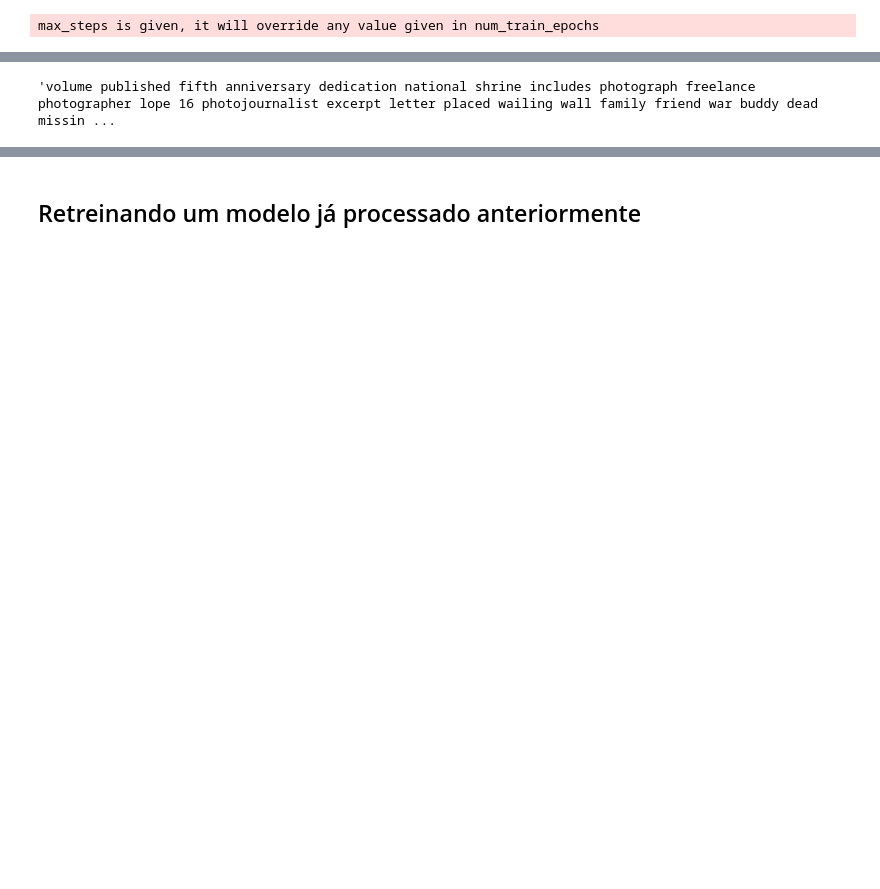
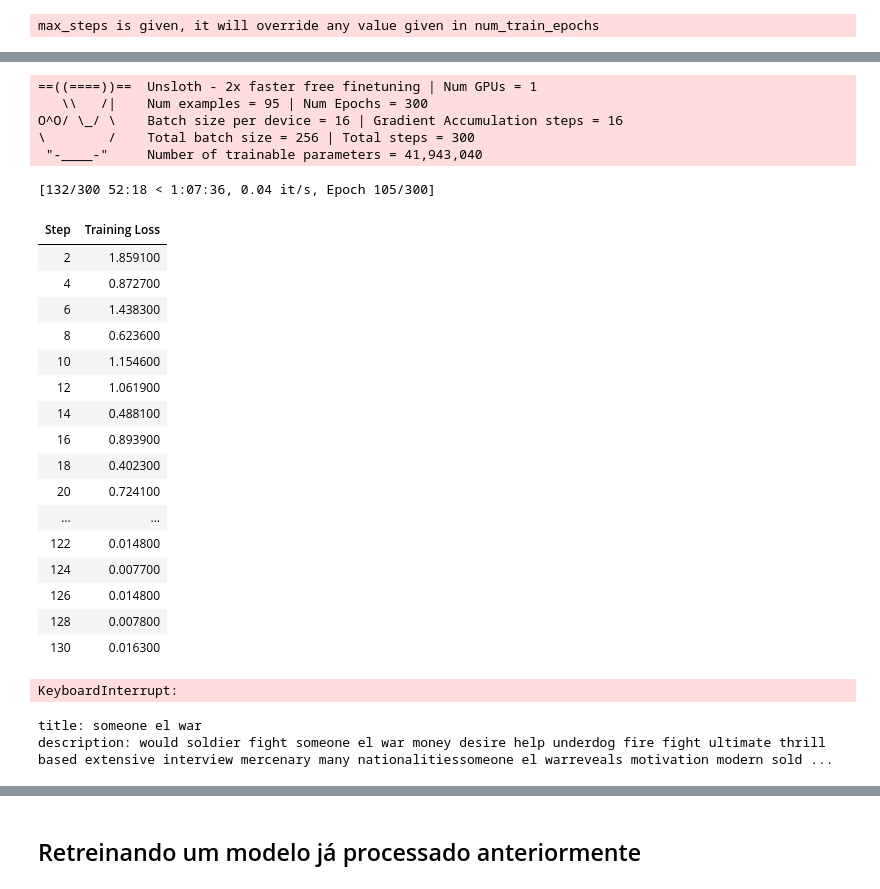
Before and after one commit to rornellas/tech-challenge-3-ia4devs, a Jupyter notebook: fine_tunning_tech_challenge_fase_3.ipynb, the cells around one changed output, grey strips where cells are left out. Drawn from its saved outputs; the diff is of its cells as text; code cells hidden in the pictures; blank space fills up the shorter version.

```diff
--- a/fine_tunning_tech_challenge_fase_3.ipynb
+++ b/fine_tunning_tech_challenge_fase_3.ipynb
@@ -253,2 +250,16 @@ model = FastLanguageModel.get_peft_model(
+# %%
+def runGPT(modelToRun, input):
+  FastLanguageModel.for_inference(modelToRun)
+  inputs = tokenizer(
+  [
+      alpaca_prompt.format(
+          input,
+          "",
+      )
+  ], return_tensors = "pt").to("cuda")
+
+  from transformers import TextStreamer
+  text_streamer = TextStreamer(tokenizer)
+  _ = modelToRun.generate(**inputs, streamer = text_streamer, max_new_tokens = 256)
 # %% [markdown]
 ## Executando antes do treino
@@ -283,0 +266,2 @@ The Diary of Samuel Pepys, written in 1660, is a primary source detailing the li
+# %%
+runGPT(model, train_dataset[80]['title'])
@@ -290 +283,27 @@ train_dataset[0]['description']
+# %%
+from transformers import TrainerCallback, TrainerControl, TrainerState
+
+class EarlyStoppingByLoss(TrainerCallback):
+    """
+    Callback para parar o treinamento quando o training loss atinge um determinado limiar.
+    """
+    def __init__(self, threshold: float):
+        """
+        Args:
+            threshold (float): O valor da perda de treinamento para parar o treinamento.
+        """
+        self.threshold = threshold
+
+    def on_log(self, args, state, control, logs=None, **kwargs):
+        if logs is None:
+            return
+
+        # Obtém a perda de treinamento
+        training_loss = logs.get("loss")
+
+        if training_loss is not None:
+            #print(f"Perda de treinamento atual: {training_loss}")
+            if training_loss <= self.threshold:
+                print(f"Perda de treinamento atingiu o limite de {self.threshold}. Parando o treinamento.")
+                control.should_training_stop = True
 # %%
@@ -380,4 +347,33 @@ volume published fifth anniversary dedication national shrine includes photograp
-# %%
-train_dataset[62]['description']
-# %% [output]
-'volume published fifth anniversary dedication national shrine includes photograph freelance photographer lope 16 photojournalist excerpt letter placed wailing wall family friend war buddy dead missin ...
+# %%
+trainer_stats = treinar(model, 300, 4, 8).train()
+# %% [output]
+==((====))==  Unsloth - 2x faster free finetuning | Num GPUs = 1
+   \\   /|    Num examples = 95 | Num Epochs = 300
+O^O/ \_/ \    Batch size per device = 16 | Gradient Accumulation steps = 16
+\        /    Total batch size = 256 | Total steps = 300
+ "-____-"     Number of trainable parameters = 41,943,040
+[132/300 52:18 < 1:07:36, 0.04 it/s, Epoch 105/300]
+| Step | Training Loss |
+| 2 | 1.859100 |
+| 4 | 0.872700 |
+| 6 | 1.438300 |
+| 8 | 0.623600 |
+| 10 | 1.154600 |
+| 12 | 1.061900 |
+| 14 | 0.488100 |
+| 16 | 0.893900 |
+| 18 | 0.402300 |
+| 20 | 0.724100 |
+| ... | ... |
+| 122 | 0.014800 |
+| 124 | 0.007700 |
+| 126 | 0.014800 |
+| 128 | 0.007800 |
+| 130 | 0.016300 |
+KeyboardInterrupt:
+# %%
+print("title: "+train_dataset[80]['title'])
+print("description: "+train_dataset[80]['description'])
+# %% [output]
+title: someone el war
+description: would soldier fight someone el war money desire help underdog fire fight ultimate thrill based extensive interview mercenary many nationalitiessomeone el warreveals motivation modern sold ...
```
Also changed, not shown: parts of 24 cells of this notebook.
